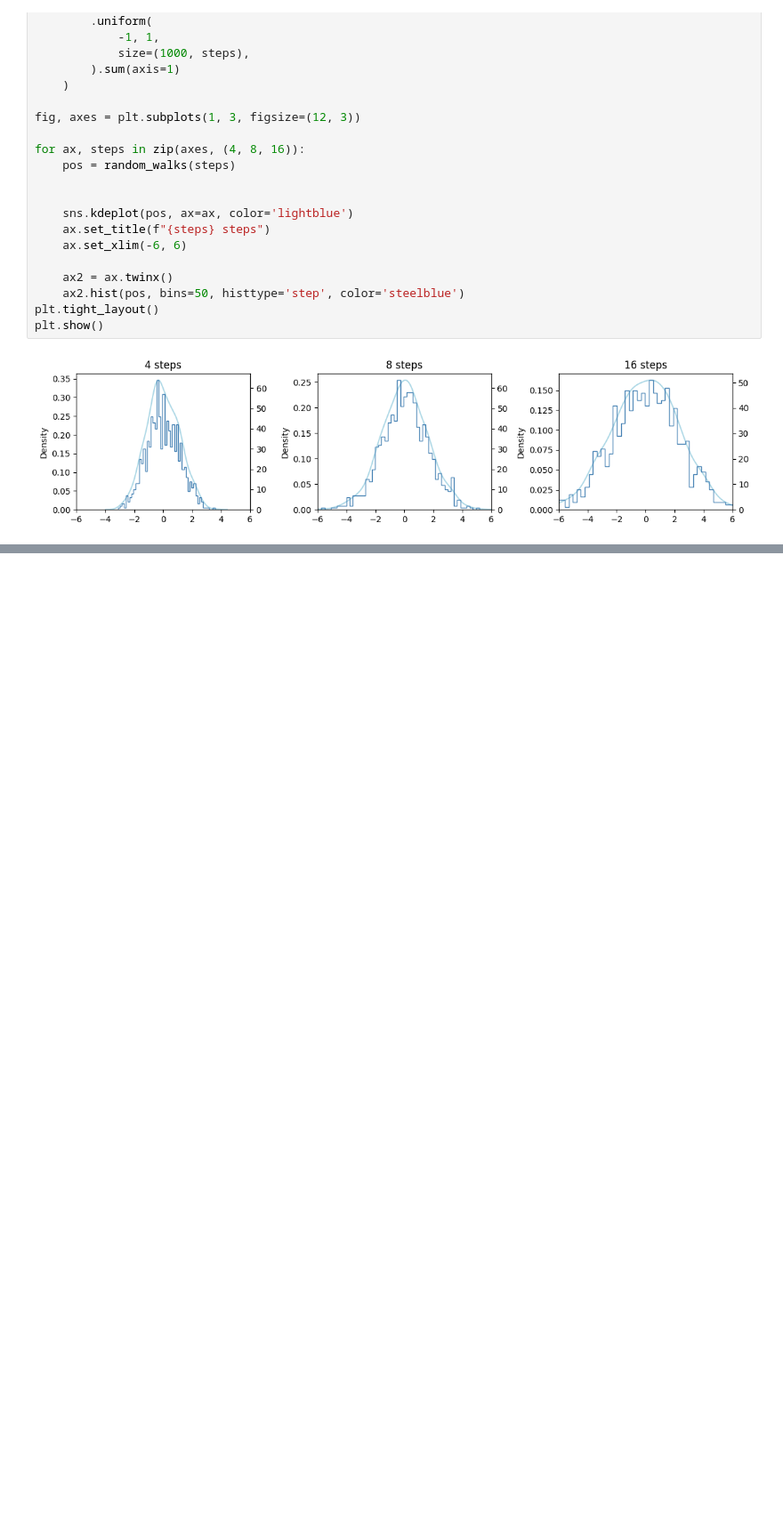
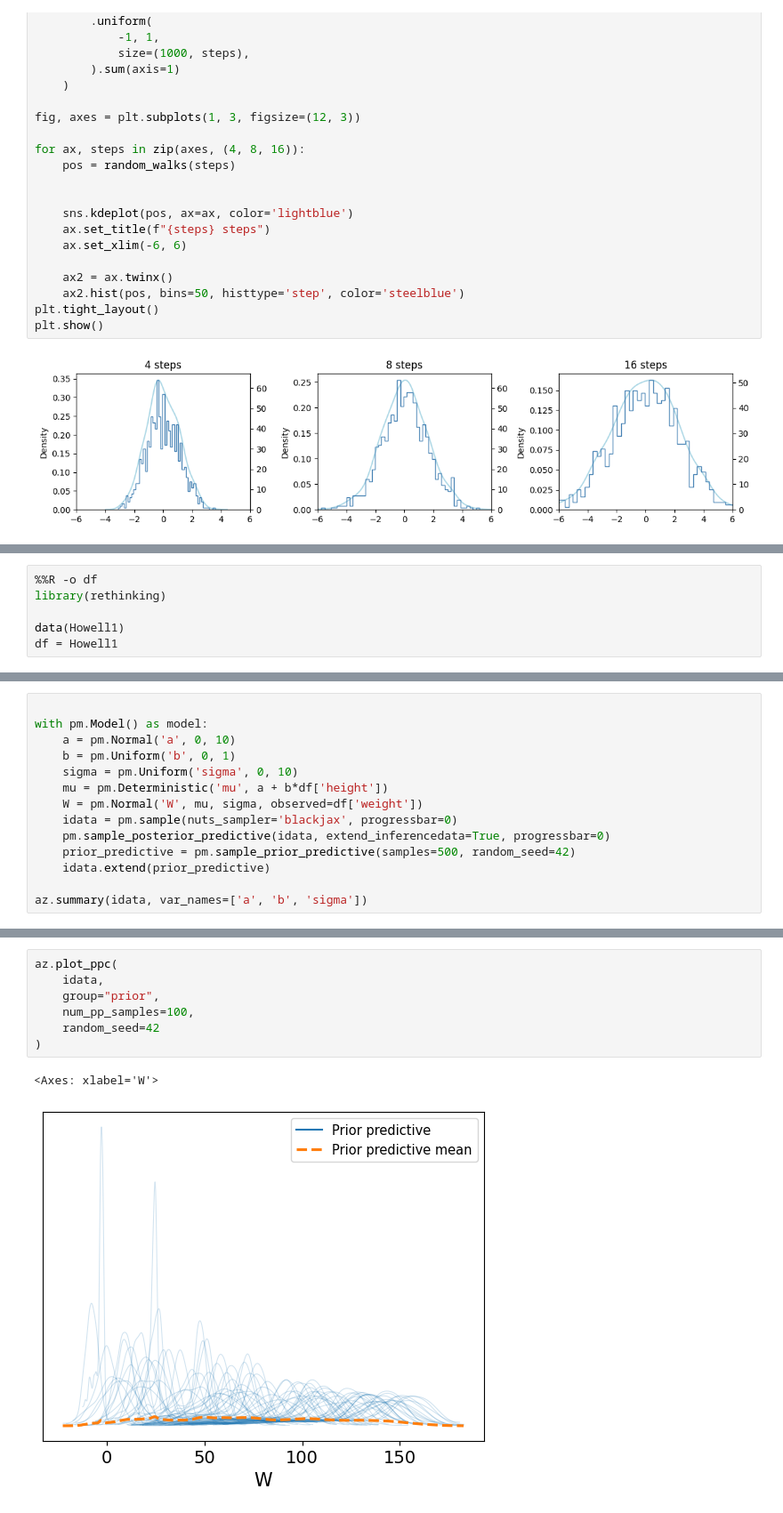
Before and after one commit to chrisdewa/christats, a Jupyter notebook: notebooks/rethinking/chatp4.ipynb, the cells around one changed output, grey strips where cells are left out. Shown at 89% size. Cells and saved outputs as stored; diff of their text form; blank space fills up the shorter version.

```diff
--- a/notebooks/rethinking/chatp4.ipynb
+++ b/notebooks/rethinking/chatp4.ipynb
@@ -66,0 +74,6 @@ plt.show()
+# %%
+%%R -o df
+library(rethinking)
+
+data(Howell1)
+df = Howell1
@@ -66,0 +221,14 @@ plt.show()
+# %%
+
+with pm.Model() as model:
+    a = pm.Normal('a', 0, 10)
+    b = pm.Uniform('b', 0, 1)
+    sigma = pm.Uniform('sigma', 0, 10)
+    mu = pm.Deterministic('mu', a + b*df['height'])
+    W = pm.Normal('W', mu, sigma, observed=df['weight'])
+    idata = pm.sample(nuts_sampler='blackjax', progressbar=0)
+    pm.sample_posterior_predictive(idata, extend_inferencedata=True, progressbar=0)
+    prior_predictive = pm.sample_prior_predictive(samples=500, random_seed=42)
+    idata.extend(prior_predictive)
+
+az.summary(idata, var_names=['a', 'b', 'sigma'])
@@ -66,0 +242,10 @@ plt.show()
+# %%
+az.plot_ppc(
+    idata,
+    group="prior",
+    num_pp_samples=100,
+    random_seed=42
+)
+# %% [output]
+<Axes: xlabel='W'>
+[figure, added]
```
Also changed, not shown: parts of 19 cells of this notebook, 1 other file.
